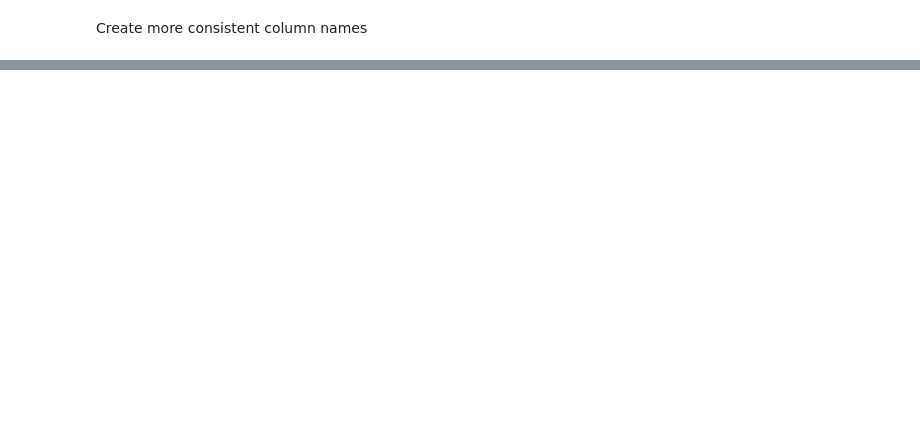
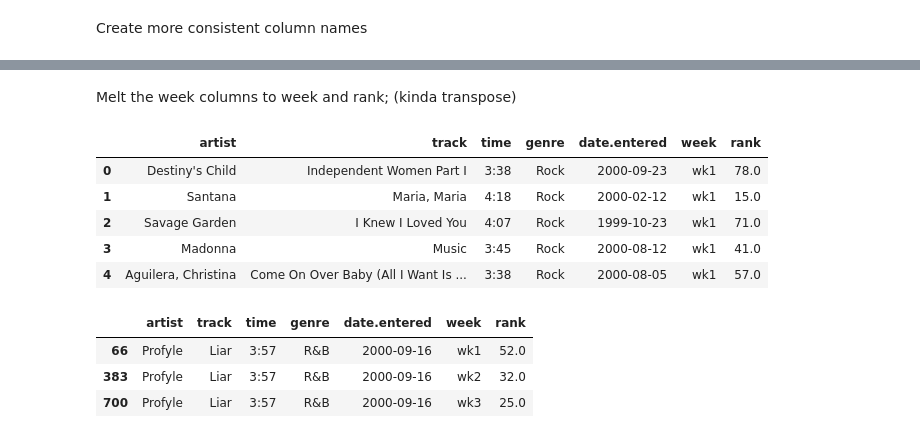
Before and after one commit to aicharya/PyStatsLi, a Jupyter notebook: Data_Cleaning.ipynb, the cells around one changed output, grey strips where cells are left out. Drawn from its saved outputs; the diff is of its cells as text; code cells hidden in the pictures; blank space fills up the shorter version.

```diff
--- a/Data_Cleaning.ipynb
+++ b/Data_Cleaning.ipynb
@@ -97,3 +97,22 @@ bshort.head()
 | 2 | Savage Garden | I Knew I Loved You | 4:07 | Rock | 1999-10-23 | 71 | 48.0 | 43.0 |
 | 3 | Madonna | Music | 3:45 | Rock | 2000-08-12 | 41 | 23.0 | 18.0 |
 | 4 | Aguilera, Christina | Come On Over Baby (All I Want Is ... | 3:38 | Rock | 2000-08-05 | 57 | 47.0 | 45.0 |
+# %% [markdown]
+Melt the week columns to week and rank; (kinda transpose)
+# %%
+bmolten = bshort.melt(['artist', 'track', 'time', 'genre', 'date.entered'], ['wk1', 'wk2', 'wk3'], 'week', 'rank')
+bmolten.head()
+# %% [output]
+|  | artist | track | time | genre | date.entered | week | rank |
+| 0 | Destiny's Child | Independent Women Part I | 3:38 | Rock | 2000-09-23 | wk1 | 78.0 |
+| 1 | Santana | Maria, Maria | 4:18 | Rock | 2000-02-12 | wk1 | 15.0 |
+| 2 | Savage Garden | I Knew I Loved You | 4:07 | Rock | 1999-10-23 | wk1 | 71.0 |
+| 3 | Madonna | Music | 3:45 | Rock | 2000-08-12 | wk1 | 41.0 |
+| 4 | Aguilera, Christina | Come On Over Baby (All I Want Is ... | 3:38 | Rock | 2000-08-05 | wk1 | 57.0 |
+# %%
+bmolten.query("track == 'Liar'")
+# %% [output]
+|  | artist | track | time | genre | date.entered | week | rank |
+| 66 | Profyle | Liar | 3:57 | R&B | 2000-09-16 | wk1 | 52.0 |
+| 383 | Profyle | Liar | 3:57 | R&B | 2000-09-16 | wk2 | 32.0 |
+| 700 | Profyle | Liar | 3:57 | R&B | 2000-09-16 | wk3 | 25.0 |
```
Also changed, not shown: parts of 3 cells of this notebook.
